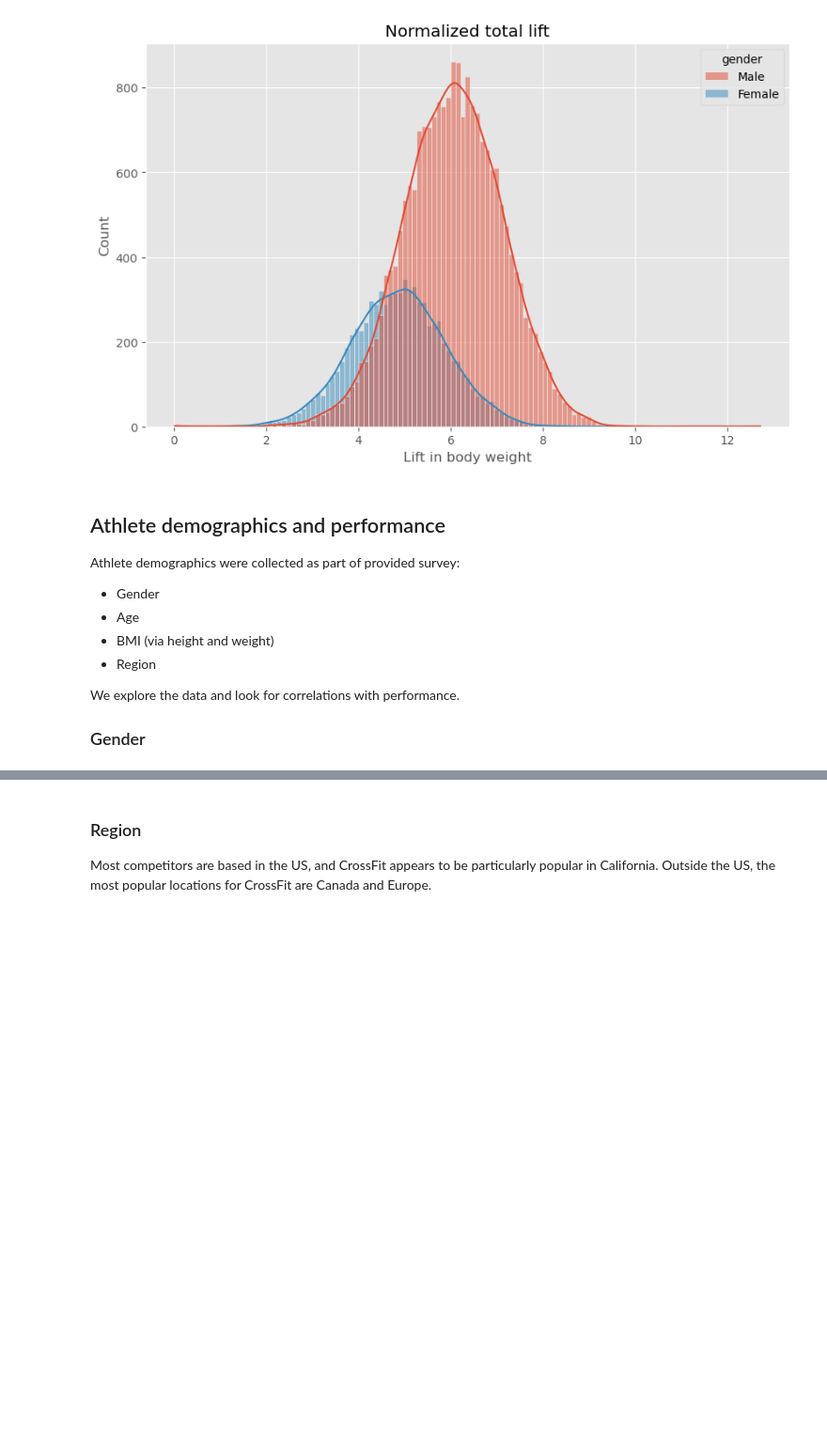
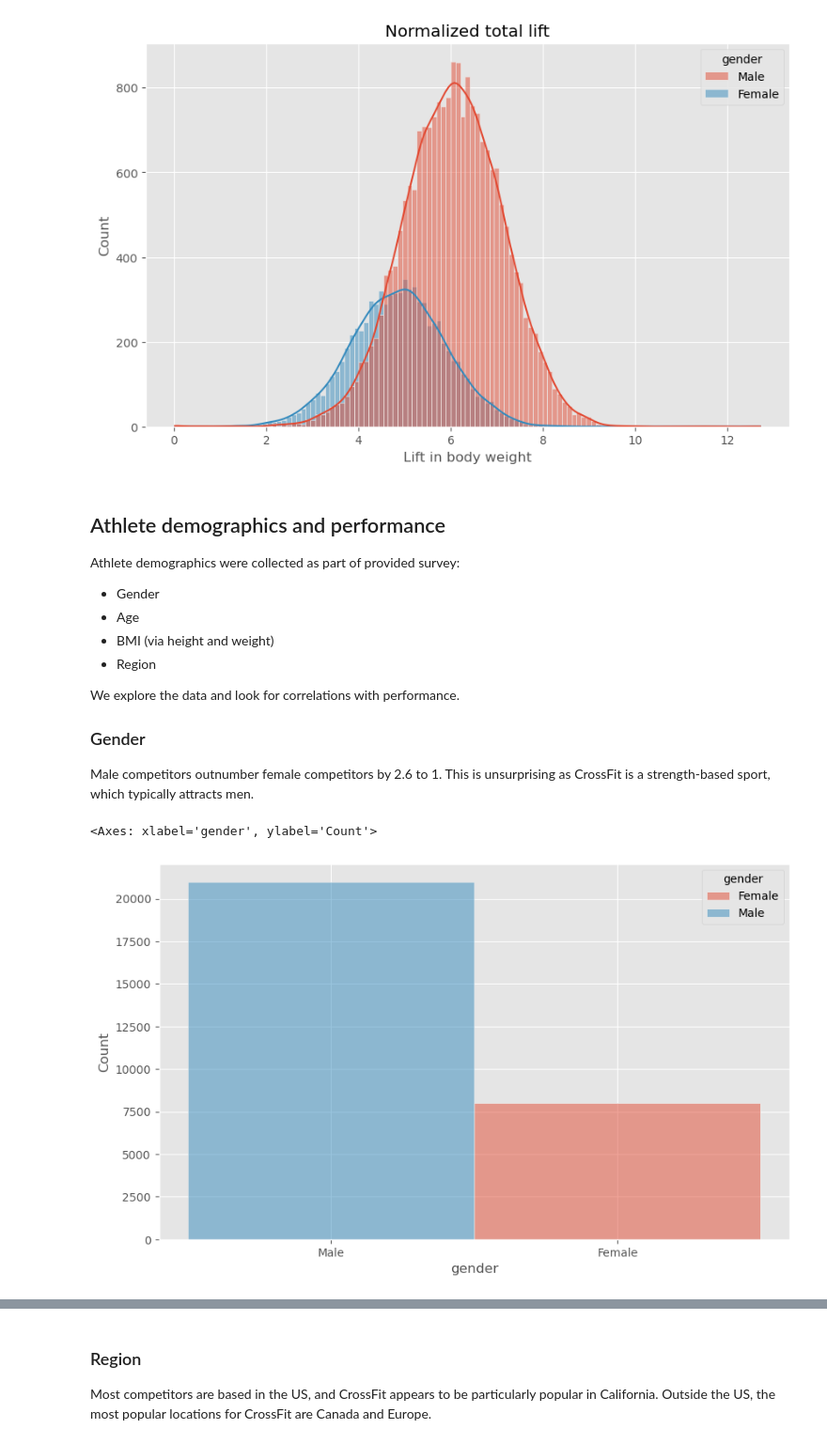
Before and after one commit to NinaCilliers/crossfit_project, a Jupyter notebook: crossfit_project.ipynb, the cells around one changed output, grey strips where cells are left out. Shown at 94% size. Drawn from its saved outputs; the diff is of its cells as text; code cells hidden in the pictures; blank space fills up the shorter version.

Commit message:
added gender eda

```diff
--- a/crossfit_project.ipynb
+++ b/crossfit_project.ipynb
@@ -242,3 +242,11 @@ Athlete demographics were collected as part of provided survey:
 We explore the data and look for correlations with performance.
 
 ### Gender
+
+Male competitors outnumber female competitors by 2.6 to 1. This is unsurprising as CrossFit is a strength-based sport, which typically attracts men.
+# %%
+sns.histplot(data = df, x = 'gender', hue = 'gender', hue_order = ['Female','Male'])
+#df.groupby('gender').agg('count') #20996/7999
+# %% [output]
+<Axes: xlabel='gender', ylabel='Count'>
+[figure, added]
```
Also changed, not shown: parts of 3 cells of this notebook.
